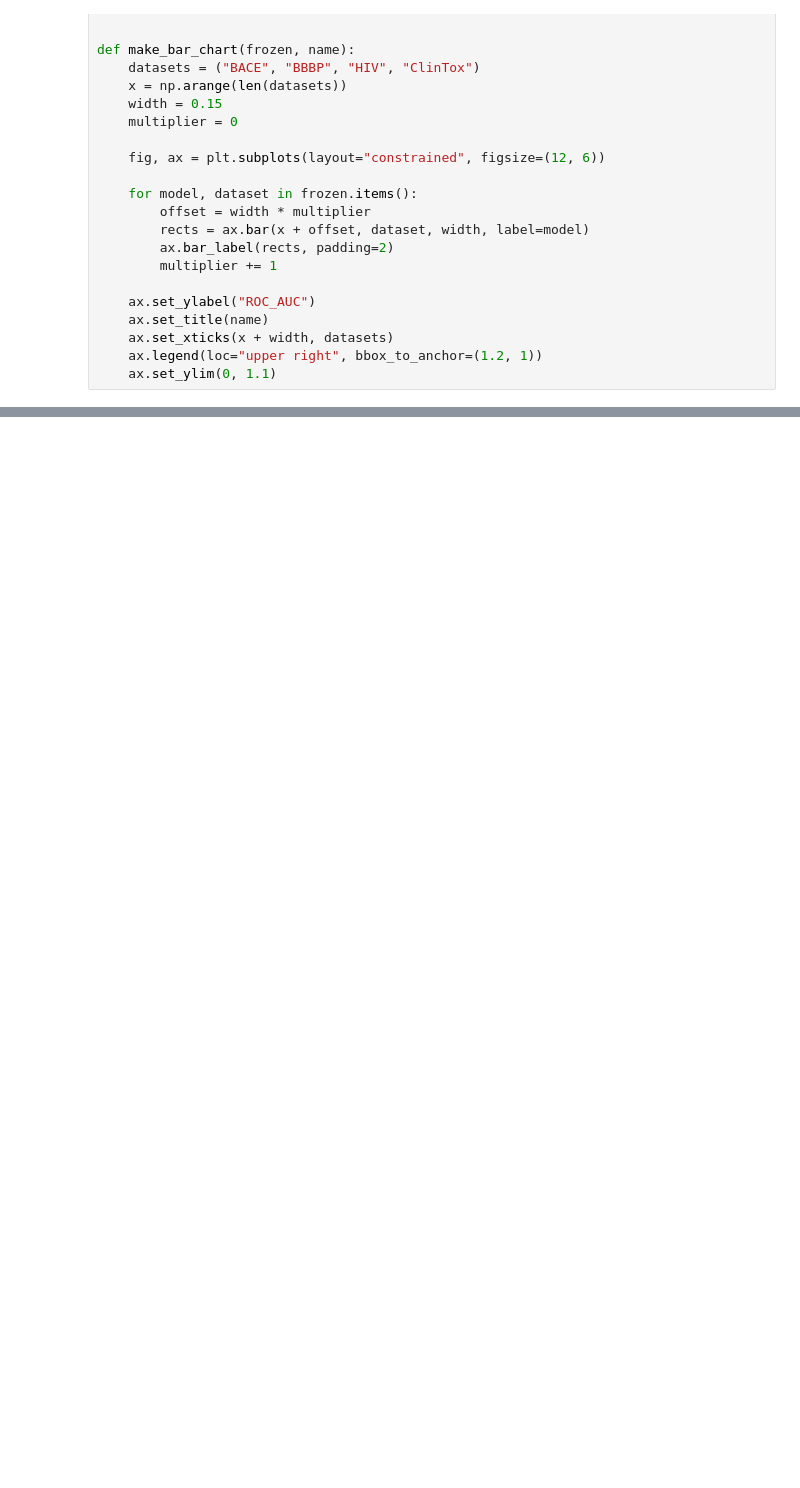
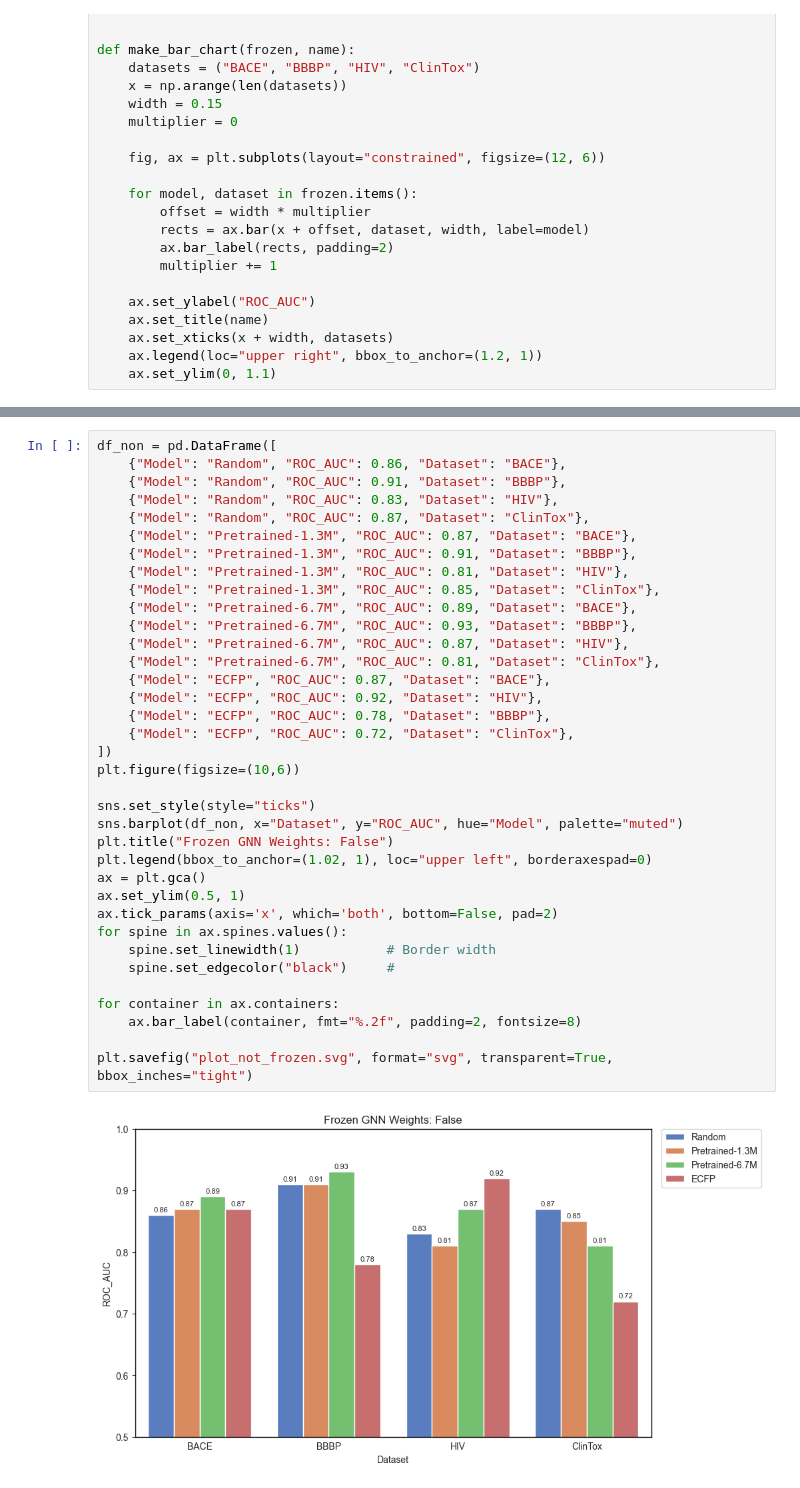
Before and after one commit to aehrlich1/BioRGM, a Jupyter notebook: notebooks/03_finetune_analysis.ipynb, the cells around one changed output, grey strips where cells are left out. Drawn from its saved outputs; the diff is of its cells as text; blank space fills up the shorter version.

```diff
--- a/notebooks/03_finetune_analysis.ipynb
+++ b/notebooks/03_finetune_analysis.ipynb
@@ -48,0 +92,38 @@ make_bar_chart(frozen_false, "Frozen: False")
+# %%
+df_non = pd.DataFrame([
+    {"Model": "Random", "ROC_AUC": 0.86, "Dataset": "BACE"},
+    {"Model": "Random", "ROC_AUC": 0.91, "Dataset": "BBBP"},
+    {"Model": "Random", "ROC_AUC": 0.83, "Dataset": "HIV"},
+    {"Model": "Random", "ROC_AUC": 0.87, "Dataset": "ClinTox"},
+    {"Model": "Pretrained-1.3M", "ROC_AUC": 0.87, "Dataset": "BACE"},
+    {"Model": "Pretrained-1.3M", "ROC_AUC": 0.91, "Dataset": "BBBP"},
+    {"Model": "Pretrained-1.3M", "ROC_AUC": 0.81, "Dataset": "HIV"},
+    {"Model": "Pretrained-1.3M", "ROC_AUC": 0.85, "Dataset": "ClinTox"},
+    {"Model": "Pretrained-6.7M", "ROC_AUC": 0.89, "Dataset": "BACE"},
+    {"Model": "Pretrained-6.7M", "ROC_AUC": 0.93, "Dataset": "BBBP"},
+    {"Model": "Pretrained-6.7M", "ROC_AUC": 0.87, "Dataset": "HIV"},
+    {"Model": "Pretrained-6.7M", "ROC_AUC": 0.81, "Dataset": "ClinTox"},
+    {"Model": "ECFP", "ROC_AUC": 0.87, "Dataset": "BACE"},
+    {"Model": "ECFP", "ROC_AUC": 0.92, "Dataset": "HIV"},
+    {"Model": "ECFP", "ROC_AUC": 0.78, "Dataset": "BBBP"},
+    {"Model": "ECFP", "ROC_AUC": 0.72, "Dataset": "ClinTox"},
+])
+plt.figure(figsize=(10,6))
+
+sns.set_style(style="ticks")
+sns.barplot(df_non, x="Dataset", y="ROC_AUC", hue="Model", palette="muted")
+plt.title("Frozen GNN Weights: False")
+plt.legend(bbox_to_anchor=(1.02, 1), loc="upper left", borderaxespad=0)
+ax = plt.gca()
+ax.set_ylim(0.5, 1)
+ax.tick_params(axis='x', which='both', bottom=False, pad=2)
+for spine in ax.spines.values():
+    spine.set_linewidth(1)           # Border width
+    spine.set_edgecolor("black")     #
+
+for container in ax.containers:
+    ax.bar_label(container, fmt="%.2f", padding=2, fontsize=8)
+
+plt.savefig("plot_not_frozen.svg", format="svg", transparent=True, bbox_inches="tight")
+# %% [output]
+[figure, added]
```
Also changed, not shown: parts of 3 cells of this notebook.
